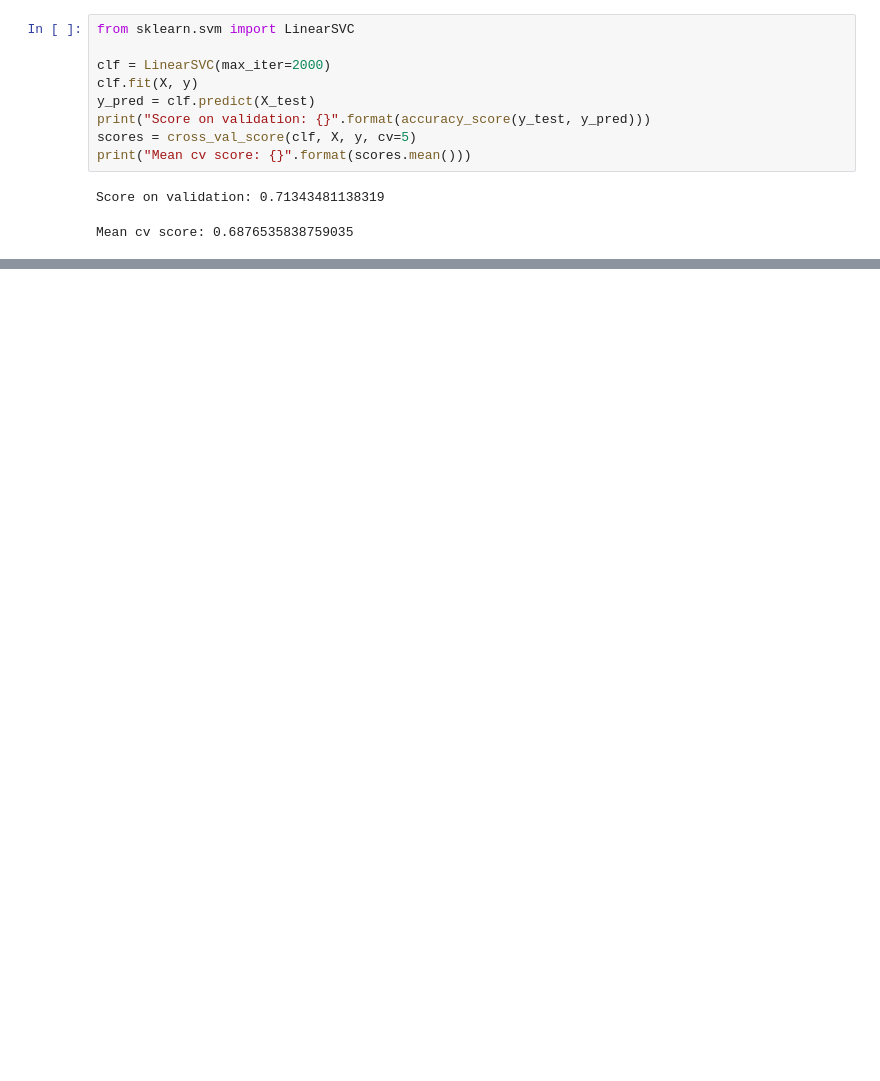
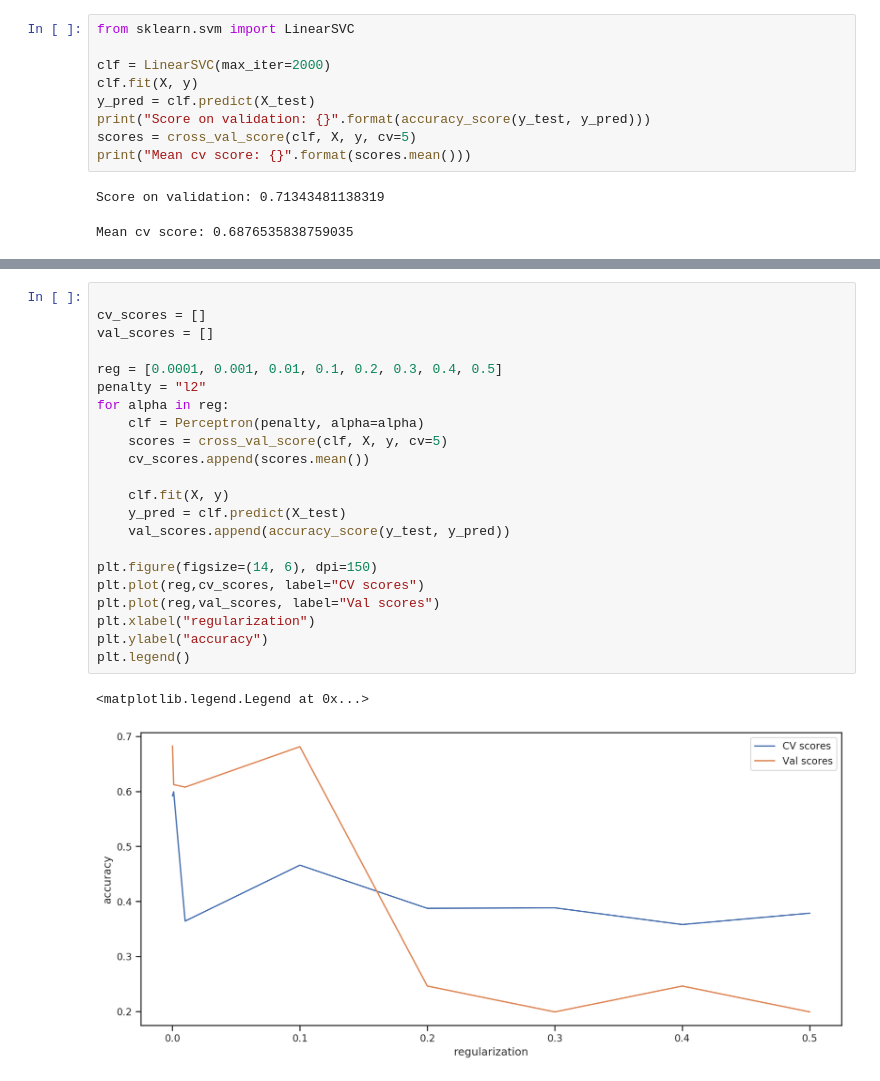
Before and after one commit to marctuscher/data_science, a Jupyter notebook: notebooks/real_data.ipynb, the cells around one changed output, grey strips where cells are left out. Drawn from its saved outputs; the diff is of its cells as text; blank space fills up the shorter version.

```diff
--- a/notebooks/real_data.ipynb
+++ b/notebooks/real_data.ipynb
@@ -210,0 +235,25 @@ KeyboardInterrupt:
+# %%
+
+cv_scores = []
+val_scores = []
+
+reg = [0.0001, 0.001, 0.01, 0.1, 0.2, 0.3, 0.4, 0.5]
+penalty = "l2"
+for alpha in reg:
+    clf = Perceptron(penalty, alpha=alpha)
+    scores = cross_val_score(clf, X, y, cv=5)
+    cv_scores.append(scores.mean())
+
+    clf.fit(X, y)
+    y_pred = clf.predict(X_test)
+    val_scores.append(accuracy_score(y_test, y_pred))
+
+plt.figure(figsize=(14, 6), dpi=150)
+plt.plot(reg,cv_scores, label="CV scores")
+plt.plot(reg,val_scores, label="Val scores")
+plt.xlabel("regularization")
+plt.ylabel("accuracy")
+plt.legend()
+# %% [output]
+<matplotlib.legend.Legend at 0x...>
+[figure, added]
```
Also changed, not shown: parts of 8 cells of this notebook.
